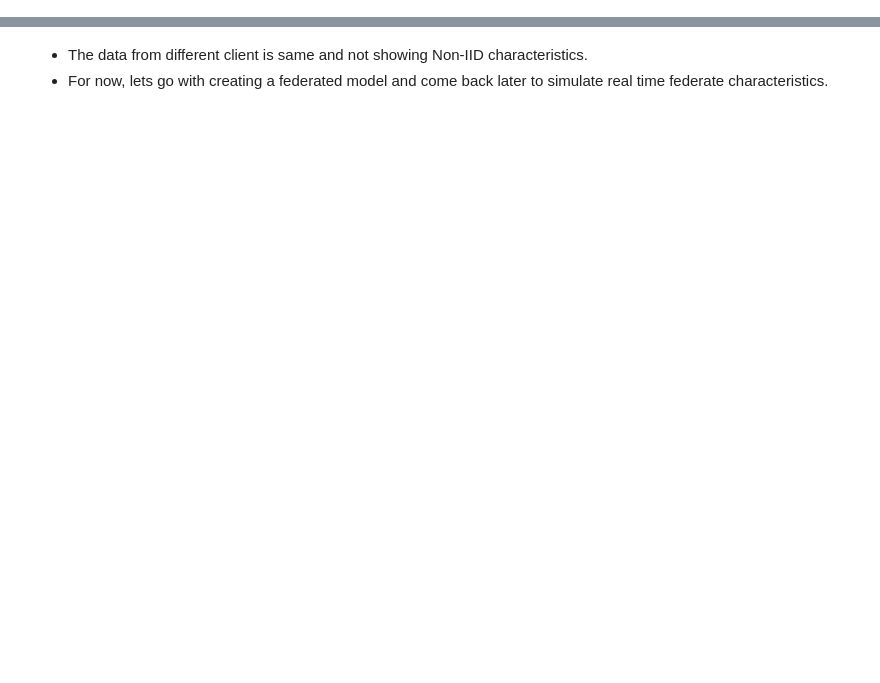
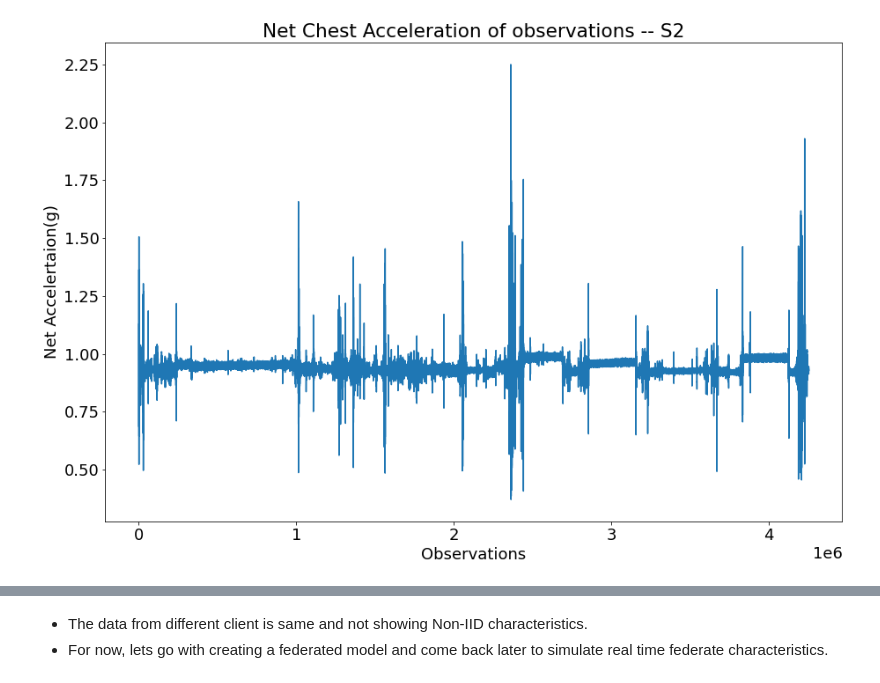
Before and after one commit to harinadh12/Appidi_OUDSA5900, a Jupyter notebook: federate_data.ipynb, the cells around one changed output, grey strips where cells are left out. Drawn from its saved outputs; the diff is of its cells as text; code cells hidden in the pictures; blank space fills up the shorter version.

```diff
--- a/federate_data.ipynb
+++ b/federate_data.ipynb
@@ -181,0 +50,8 @@ for i in range(15):
+# %%
+plt.plot(np.sqrt(acc[:,0]**2+acc[:,1]**2+acc[:,2]**2))
+plt.ylabel('Net Accelertaion(g)')
+plt.xlabel('Observations')
+plt.title('Net Chest Acceleration of observations -- S2')
+plt.savefig('chest_net_acc.png')
+# %% [output]
+[figure, added]
```
Also changed, not shown: parts of 141 cells of this notebook, 23 other files.
